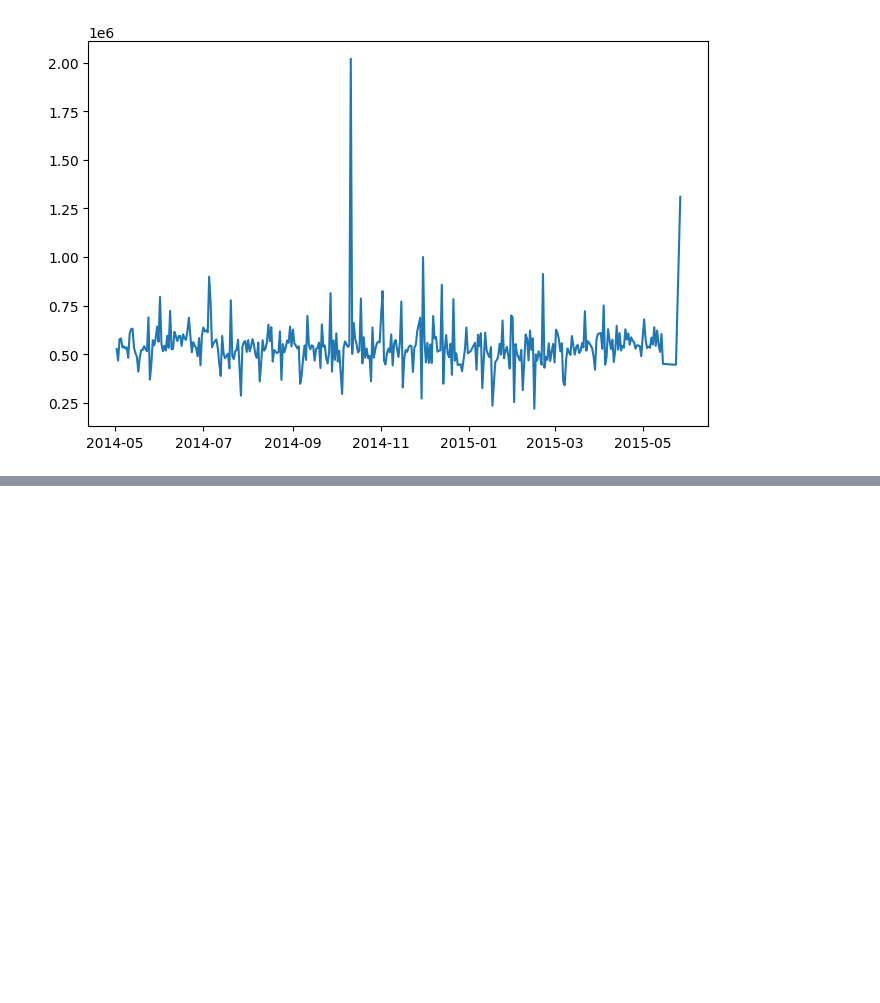
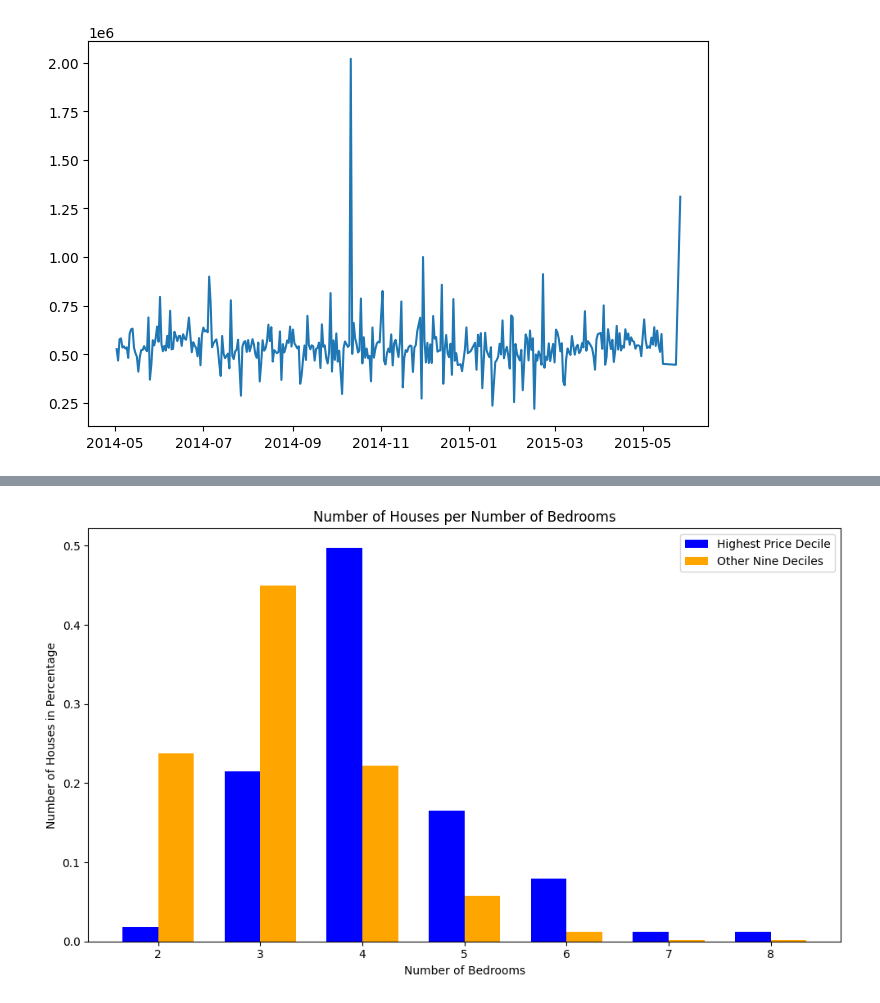
Before and after one commit to xMax991/EDA-Project, a Jupyter notebook: EDA.ipynb, the cells around one changed output, grey strips where cells are left out. Saved outputs shown, nothing was run; the diff lists cells and outputs as text; code cells hidden in the pictures; blank space fills up the shorter version.

```diff
--- a/EDA.ipynb
+++ b/EDA.ipynb
@@ -231,0 +339,14 @@ points
+# %%
+#obtaining the 90th percentile of the price column
+x = int(central_seattle_zipcodes_df['price'].describe()['count']/10)-1
+
+#obtaining the price at the 90th percentile of the price column
+lower_cutoff = central_seattle_zipcodes_df.sort_values('price', ascending=False).iloc[x]['price']
+# %%
+#Selecting only the houses that are in the top 10% of the price column
+highest_price_decile = central_seattle_zipcodes_df[central_seattle_zipcodes_df['price'] >= lower_cutoff]
+highest_price_decile.shape
+highest_price_decile.head()
+
+#Selecting the other 90 % of houses
+other_nine_deciles = central_seattle_zipcodes_df[central_seattle_zipcodes_df['price'] < lower_cutoff]
@@ -231,0 +381,38 @@ points
+# %%
+#number of houses per number of bedrooms in the house
+num_per_bedrooms_highest = highest_price_decile.groupby('bedrooms').size().reset_index(name='counts')
+num_per_bedrooms_other = other_nine_deciles.groupby('bedrooms').size().reset_index(name='counts')
+
+# rescaling the counts to percentages
+num_per_bedrooms_highest['counts'] = num_per_bedrooms_highest['counts'] / num_per_bedrooms_highest['counts'].sum()
+num_per_bedrooms_other['counts'] = num_per_bedrooms_other['counts'] / num_per_bedrooms_other['counts'].sum()
+
+#merging the two dataframes
+merged_data_bedrooms = pd.merge(num_per_bedrooms_highest, num_per_bedrooms_other, on='bedrooms', suffixes=('_highest', '_other')).fillna(0)
+
+# Extracting data for plotting
+bedrooms = merged_data_bedrooms['bedrooms']
+counts_highest = merged_data_bedrooms['counts_highest']
+counts_other = merged_data_bedrooms['counts_other']
+
+# Setting up the bar width and positions
+bar_width = 0.35
+x = np.arange(len(bedrooms))
+
+# Creating the side-by-side bar plot
+plt.figure(figsize=(10, 6))
+plt.bar(x - bar_width / 2, counts_highest, width=bar_width, label='Highest Price Decile', color='blue')
+plt.bar(x + bar_width / 2, counts_other, width=bar_width, label='Other Nine Deciles', color='orange')
+
+# Adding labels, title, and legend
+plt.xlabel('Number of Bedrooms')
+plt.ylabel('Number of Houses in Percentage')
+plt.title('Number of Houses per Number of Bedrooms')
+plt.xticks(x, bedrooms.astype(int))  # Set x-axis labels to integer values of bedrooms
+plt.legend()
+
+# Display the plot
+plt.tight_layout()
+plt.show()
+# %% [output]
+[figure, added]
```
Also changed, not shown: parts of 81 cells of this notebook.
